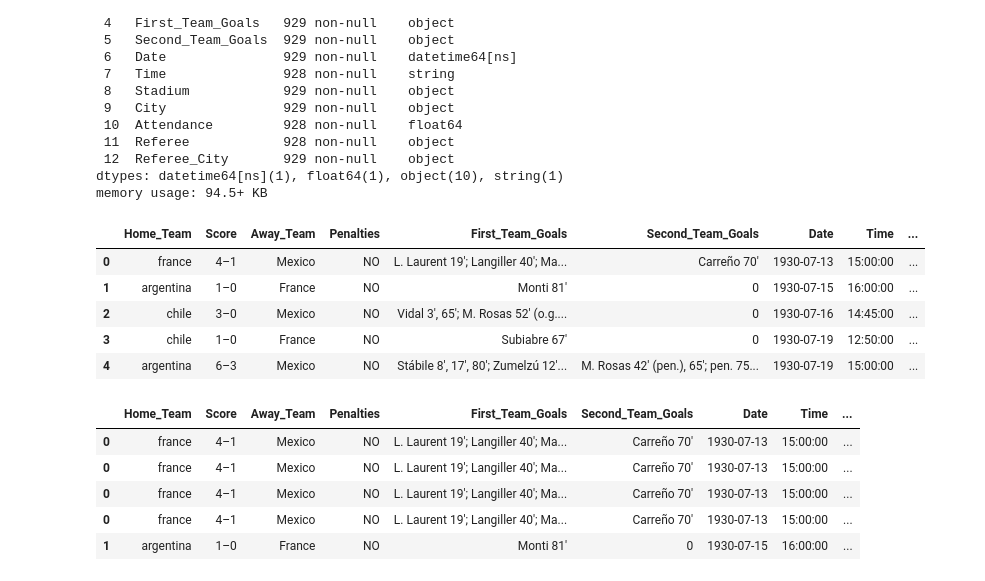
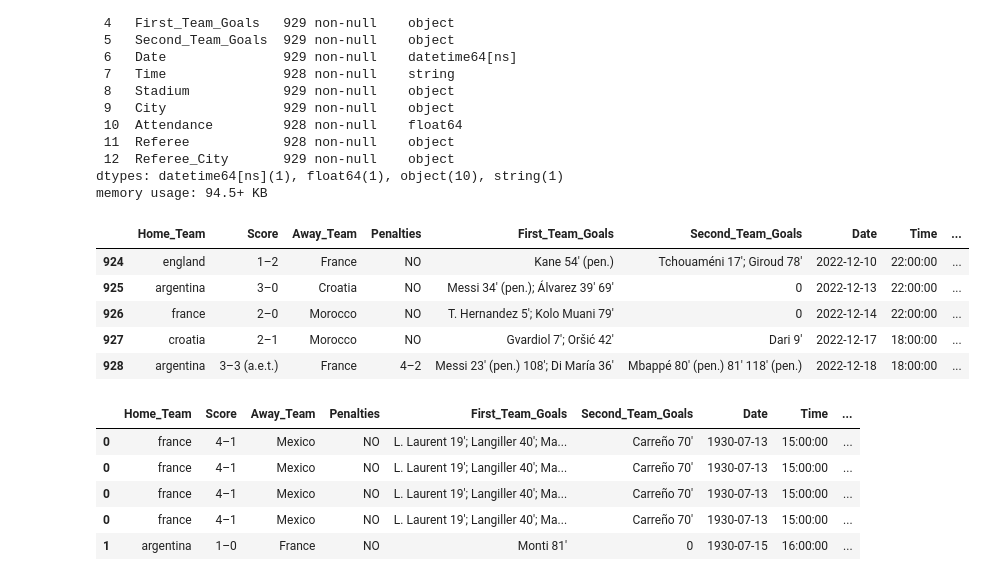
Before and after one commit to Gaurav135472/fifa_world_cupdata, a Jupyter notebook: fifa_dataset_cleaning.ipynb, the cells around one changed output. Drawn from its saved outputs; the diff is of its cells as text; code cells hidden in the pictures.

```diff
--- a/fifa_dataset_cleaning.ipynb
+++ b/fifa_dataset_cleaning.ipynb
@@ -9,7 +9,7 @@ import seaborn as sns
 # %%
 # Making the copy of the dataset
 
-df_fifa = pd.read_csv('Fifa_world_cup3.csv')
+df_fifa = pd.read_csv('Fifa_world_cup.csv')
 fifa = df_fifa.copy()
 # %% [markdown]
 ### Data Summery
@@ -391,12 +423,12 @@ fifa['Time'] = fifa['Start_Time']
 # %%
 fifa.drop(columns=['Start_Time' ], inplace=True)
 # %%
-fifa.head()
+fifa.tail()
 # %% [output]
 |  | Home_Team | Score | Away_Team | Penalties | First_Team_Goals | Second_Team_Goals | Date | Time | ... |
-| 0 | france | 4–1 | Mexico | NO | L. Laurent 19'; Langiller 40'; Ma... | Carreño 70' | 1930-07-13 | 15:00:00 | ... |
-| 1 | argentina | 1–0 | France | NO | Monti 81' | 0 | 1930-07-15 | 16:00:00 | ... |
-| 2 | chile | 3–0 | Mexico | NO | Vidal 3', 65'; M. Rosas 52' (o.g.... | 0 | 1930-07-16 | 14:45:00 | ... |
-| 3 | chile | 1–0 | France | NO | Subiabre 67' | 0 | 1930-07-19 | 12:50:00 | ... |
-| 4 | argentina | 6–3 | Mexico | NO | Stábile 8', 17', 80'; Zumelzú 12'... | M. Rosas 42' (pen.), 65'; pen. 75... | 1930-07-19 | 15:00:00 | ... |
+| 924 | england | 1–2 | France | NO | Kane 54' (pen.) | Tchouaméni 17'; Giroud 78' | 2022-12-10 | 22:00:00 | ... |
+| 925 | argentina | 3–0 | Croatia | NO | Messi 34' (pen.); Álvarez 39' 69' | 0 | 2022-12-13 | 22:00:00 | ... |
+| 926 | france | 2–0 | Morocco | NO | T. Hernandez 5'; Kolo Muani 79' | 0 | 2022-12-14 | 22:00:00 | ... |
+| 927 | croatia | 2–1 | Morocco | NO | Gvardiol 7'; Oršić 42' | Dari 9' | 2022-12-17 | 18:00:00 | ... |
+| 928 | argentina | 3–3 (a.e.t.) | France | 4–2 | Messi 23' (pen.) 108'; Di María 36' | Mbappé 80' (pen.) 81' 118' (pen.) | 2022-12-18 | 18:00:00 | ... |
 # %%
```
Also changed, not shown: parts of 30 cells of this notebook, 11 other files.
